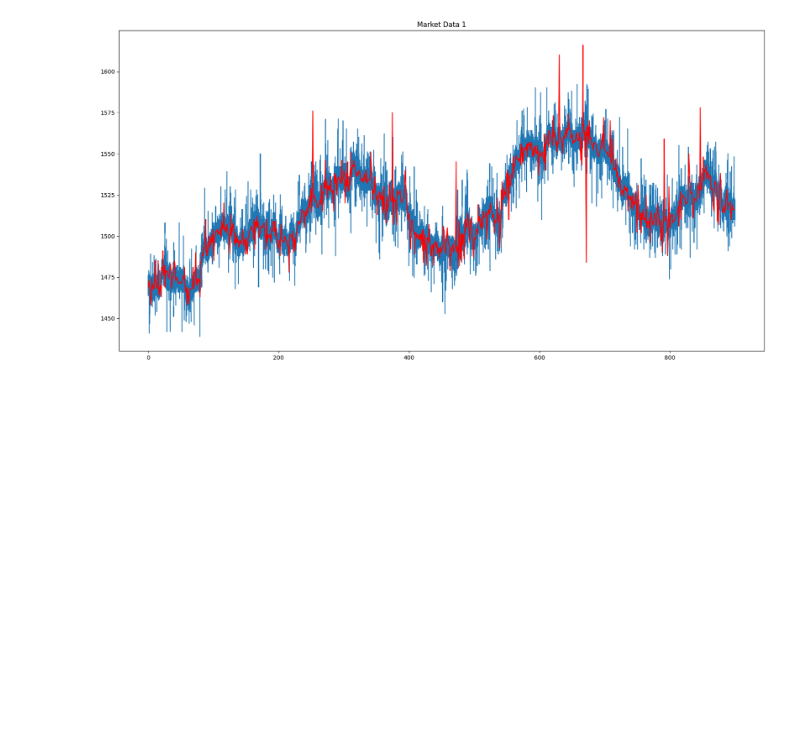
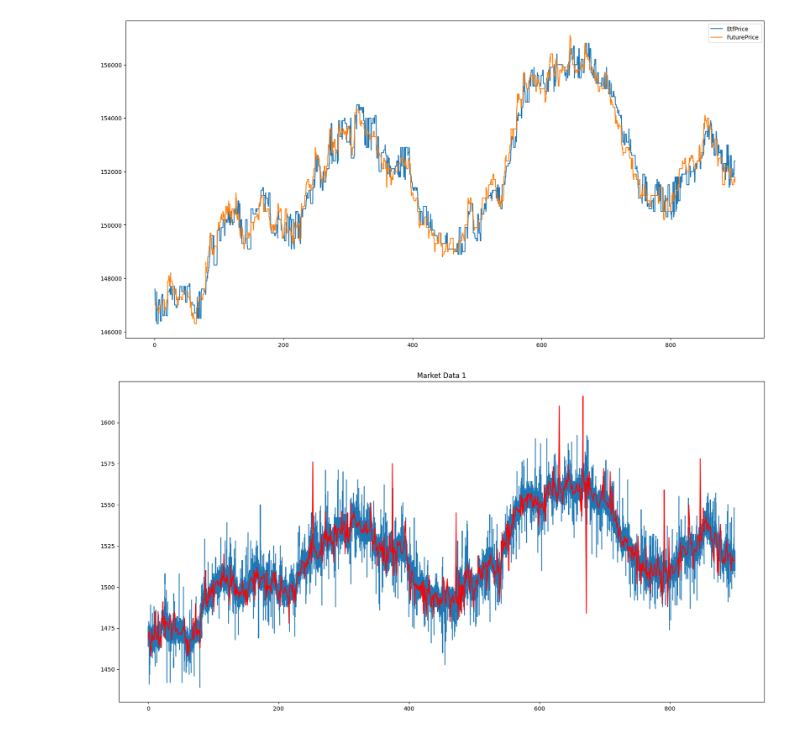
Before and after one commit to matthewgomezcullen/Ready-Trader-Go, a Jupyter notebook: research/viz.ipynb, the cells around one changed output. Drawn from its saved outputs; the diff is of its cells as text; code cells hidden in the pictures; blank space fills up the shorter version.

```diff
--- a/research/viz.ipynb
+++ b/research/viz.ipynb
@@ -1,6 +1,15 @@
 # %%
 import pandas
 import matplotlib.pyplot as plt
+# %%
+df = pandas.read_csv('../score_board.csv')
+df.head()
+plt.plot(df['Time'], df['EtfPrice'], label='EtfPrice')
+plt.plot(df['Time'], df['FuturePrice'], label='FuturePrice')
+plt.legend()
+plt.show()
+# %% [output]
+[figure, added]
 # %%
 # import data from ./data/market_data.csv
 df = pandas.read_csv('../data/market_data1.csv')
```
Also changed, not shown: 10 other files.
